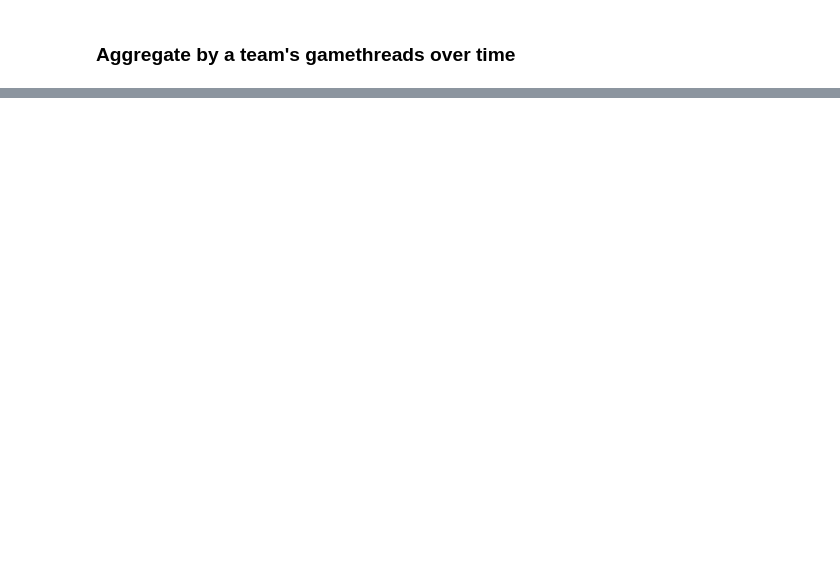
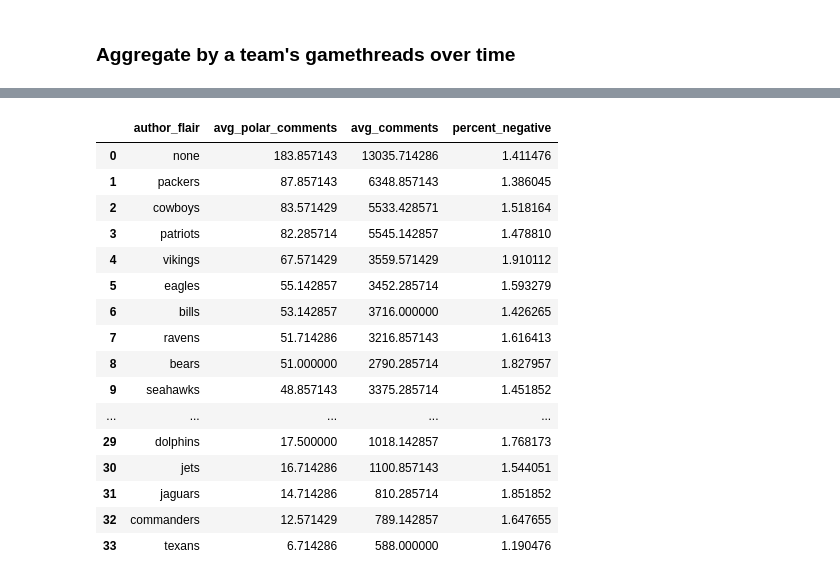
Before and after one commit to phil-cork/collaboration, a Jupyter notebook: RedditTextAnalysis/Analysis/teams_over_time_analysis.ipynb, the cells around one changed output, grey strips where cells are left out. Saved outputs shown, nothing was run; the diff lists cells and outputs as text; code cells hidden in the pictures; blank space fills up the shorter version.

```diff
--- a/RedditTextAnalysis/Analysis/teams_over_time_analysis.ipynb
+++ b/RedditTextAnalysis/Analysis/teams_over_time_analysis.ipynb
@@ -125,0 +147,4 @@ alt.Chart(data=ten_no).mark_line().encode(
+# %%
+avg_neg = week_negative_sum[['week','author_flair', 'polarity']].groupby('author_flair').mean().reset_index().sort_values('polarity', ascending=False)
+avg_neg.drop('week', axis=1, inplace=True)
+avg_neg.rename(columns={'polarity':'avg_polar_comments'}, inplace=True)
@@ -125,0 +171,29 @@ alt.Chart(data=ten_no).mark_line().encode(
+# %%
+total_comments = comments_df[['author_flair', 'week', 'polarity']].groupby(['author_flair', 'week']).count().reset_index().groupby(['author_flair']).mean().reset_index()
+
+total_comments.drop('week', axis=1, inplace=True)
+total_comments.rename(columns={'polarity':'avg_comments'}, inplace=True)
+# %%
+com_df = avg_neg.merge(total_comments, how='left', on='author_flair')
+# %%
+com_df['percent_negative'] = (com_df['avg_polar_comments'].round() / com_df['avg_comments'].round())*100
+# %%
+com_df
+# %% [output]
+|  | author_flair | avg_polar_comments | avg_comments | percent_negative |
+| 0 | none | 183.857143 | 13035.714286 | 1.411476 |
+| 1 | packers | 87.857143 | 6348.857143 | 1.386045 |
+| 2 | cowboys | 83.571429 | 5533.428571 | 1.518164 |
+| 3 | patriots | 82.285714 | 5545.142857 | 1.478810 |
+| 4 | vikings | 67.571429 | 3559.571429 | 1.910112 |
+| 5 | eagles | 55.142857 | 3452.285714 | 1.593279 |
+| 6 | bills | 53.142857 | 3716.000000 | 1.426265 |
+| 7 | ravens | 51.714286 | 3216.857143 | 1.616413 |
+| 8 | bears | 51.000000 | 2790.285714 | 1.827957 |
+| 9 | seahawks | 48.857143 | 3375.285714 | 1.451852 |
+| ... | ... | ... | ... | ... |
+| 29 | dolphins | 17.500000 | 1018.142857 | 1.768173 |
+| 30 | jets | 16.714286 | 1100.857143 | 1.544051 |
+| 31 | jaguars | 14.714286 | 810.285714 | 1.851852 |
+| 32 | commanders | 12.571429 | 789.142857 | 1.647655 |
+| 33 | texans | 6.714286 | 588.000000 | 1.190476 |
```
Also changed, not shown: parts of 6 cells of this notebook, 3 other files.
